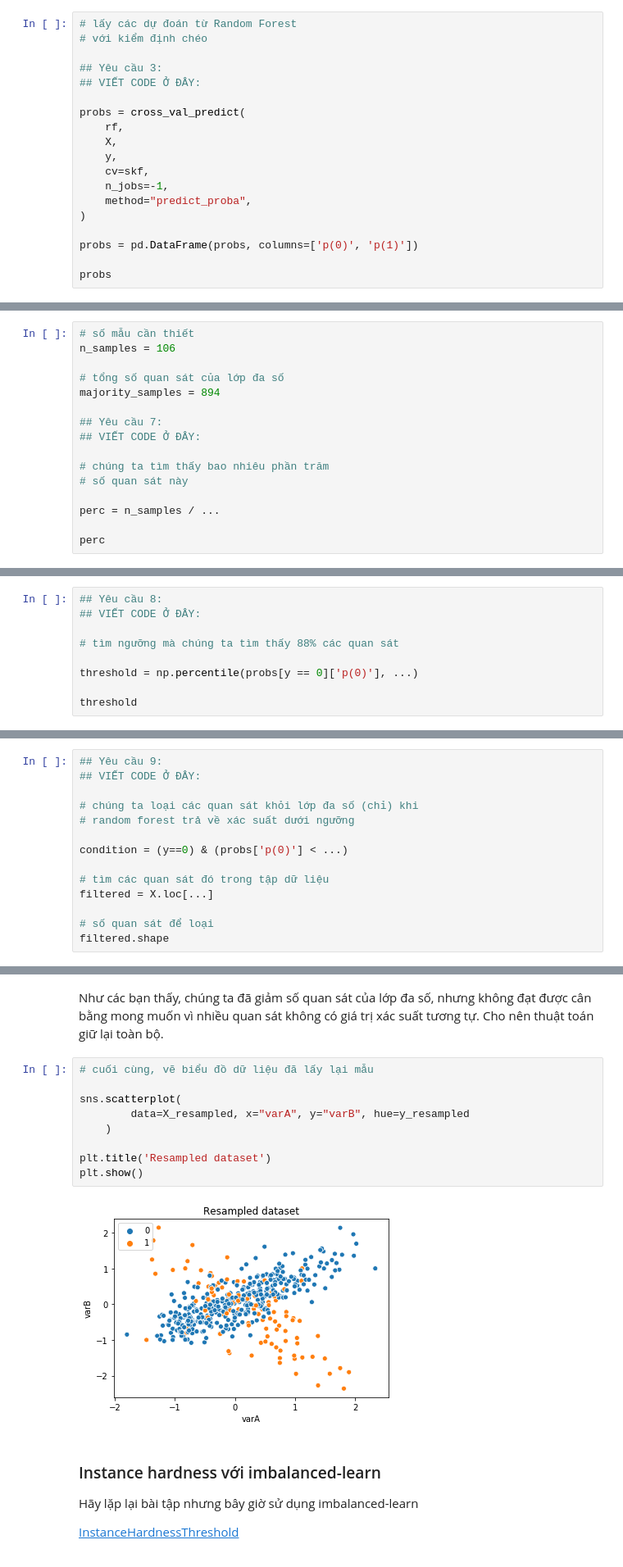
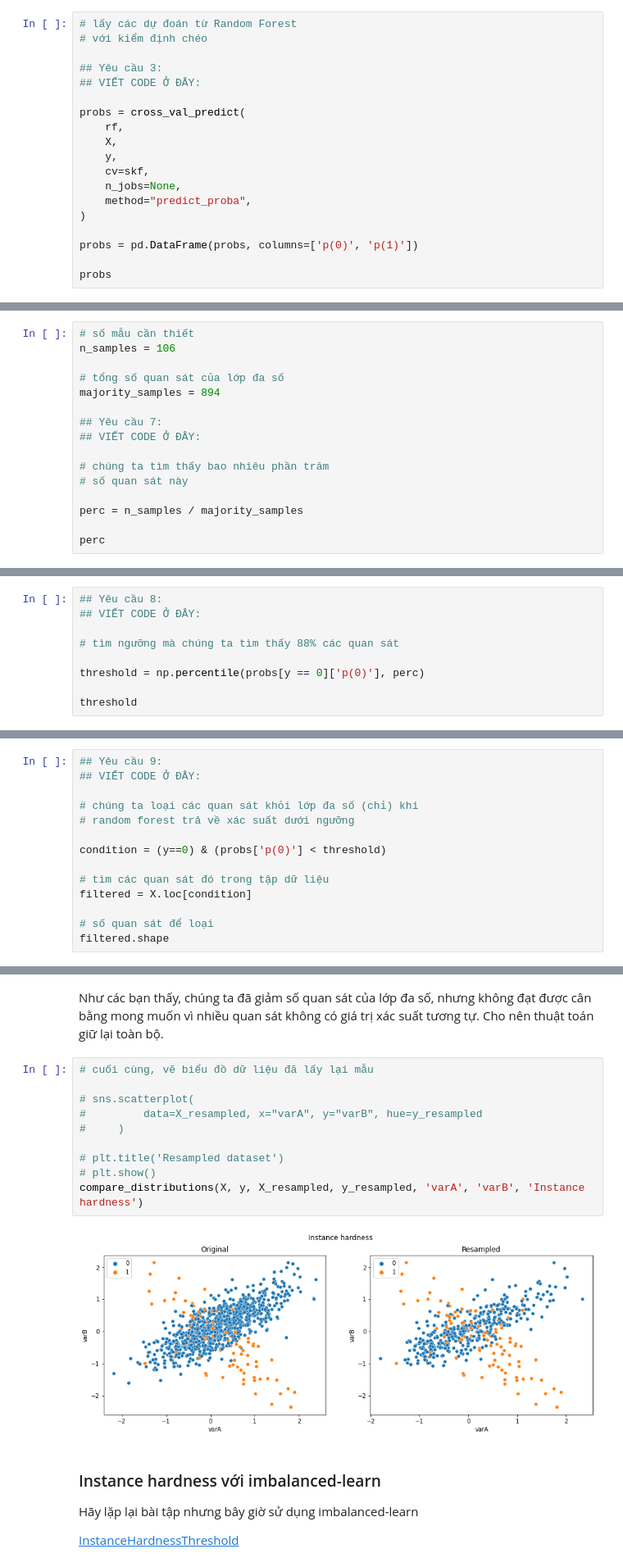
Before and after one commit to ngohongthai/ml-labs, a Jupyter notebook: classification/lab-13-undersampling/[VN]13_4 Ngưỡng Instance Hardness.ipynb, the cells around one changed output, grey strips where cells are left out. Shown at 82% size. Cells and saved outputs as stored; diff of their text form.

```diff
--- a/classification/lab-13-undersampling/[VN]13_4 Ngưỡng Instance Hardness.ipynb
+++ b/classification/lab-13-undersampling/[VN]13_4 Ngưỡng Instance Hardness.ipynb
@@ -152,7 +152,7 @@ probs = cross_val_predict(
     X,
     y,
     cv=skf,
-    n_jobs=-1,
+    n_jobs=None,
     method="predict_proba",
 )
 
@@ -362,7 +406,7 @@ majority_samples = 894
 # chúng ta tìm thấy bao nhiêu phần trăm
 # số quan sát này
 
-perc = n_samples / ...
+perc = n_samples / majority_samples
 
 perc
 # %% [output]
@@ -390,7 +434,7 @@ perc
 
 # tìm ngưỡng mà chúng ta tìm thấy 88% các quan sát
 
-threshold = np.percentile(probs[y == 0]['p(0)'], ...)
+threshold = np.percentile(probs[y == 0]['p(0)'], perc)
 
 threshold
 # %% [output]
@@ -416,10 +460,10 @@ plt.axvline(x=threshold, color='red')
 # chúng ta loại các quan sát khỏi lớp đa số (chỉ) khi
 # random forest trả về xác suất dưới ngưỡng
 
-condition = (y==0) & (probs['p(0)'] < ...)
+condition = (y==0) & (probs['p(0)'] < threshold)
 
 # tìm các quan sát đó trong tập dữ liệu
-filtered = X.loc[...]
+filtered = X.loc[condition]
 
 # số quan sát để loại
 filtered.shape
@@ -469,14 +513,15 @@ Như các bạn thấy, chúng ta đã giảm số quan sát của lớp đa s
 # %%
 # cuối cùng, vẽ biểu đồ dữ liệu đã lấy lại mẫu
 
-sns.scatterplot(
-        data=X_resampled, x="varA", y="varB", hue=y_resampled
-    )
+# sns.scatterplot(
+#         data=X_resampled, x="varA", y="varB", hue=y_resampled
+#     )
 
-plt.title('Resampled dataset')
-plt.show()
+# plt.title('Resampled dataset')
+# plt.show()
+compare_distributions(X, y, X_resampled, y_resampled, 'varA', 'varB', 'Instance hardness')
 # %% [output]
-[figure, old version]
+[figure, new version]
 # %% [markdown]
 ### Instance hardness với imbalanced-learn
 
```
Also changed, not shown: parts of 26 cells of this notebook, 2 other files.
